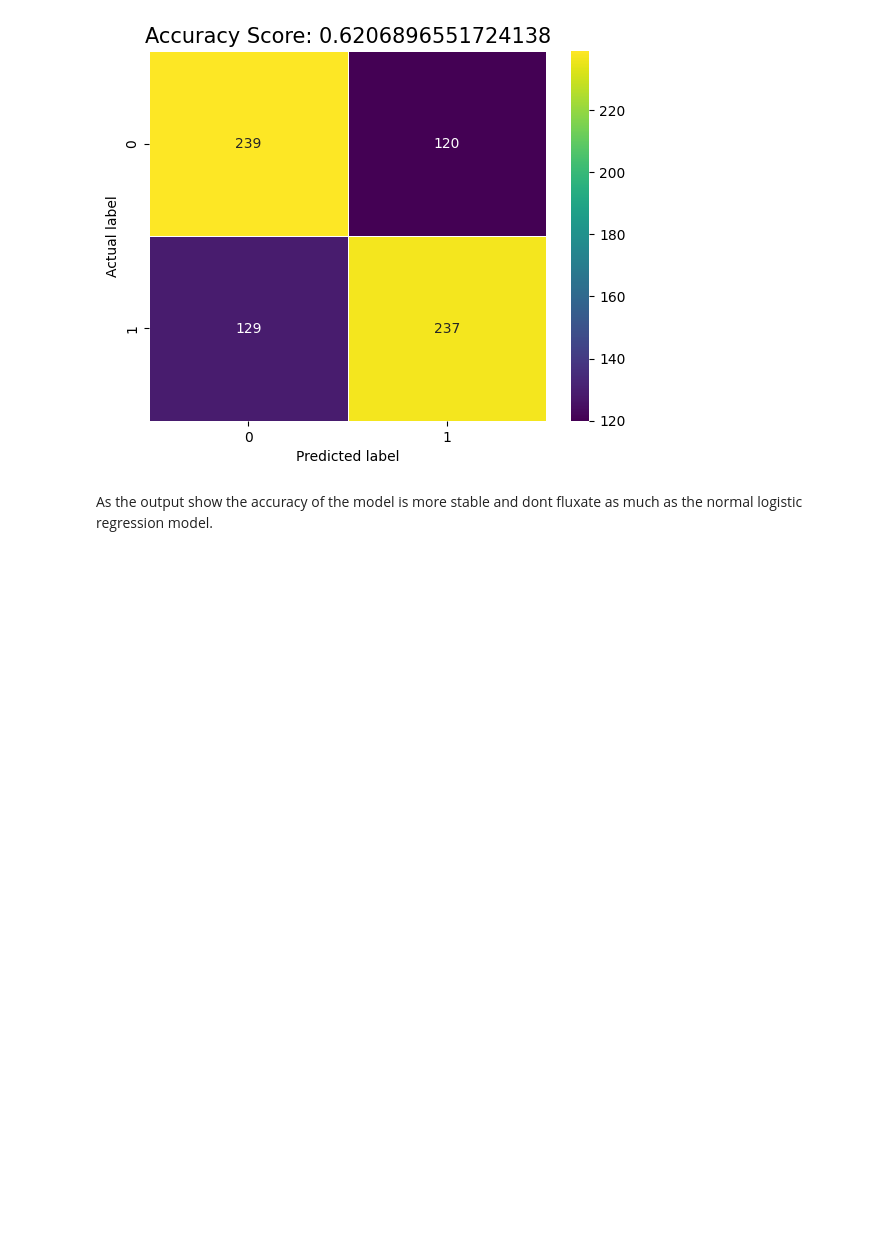
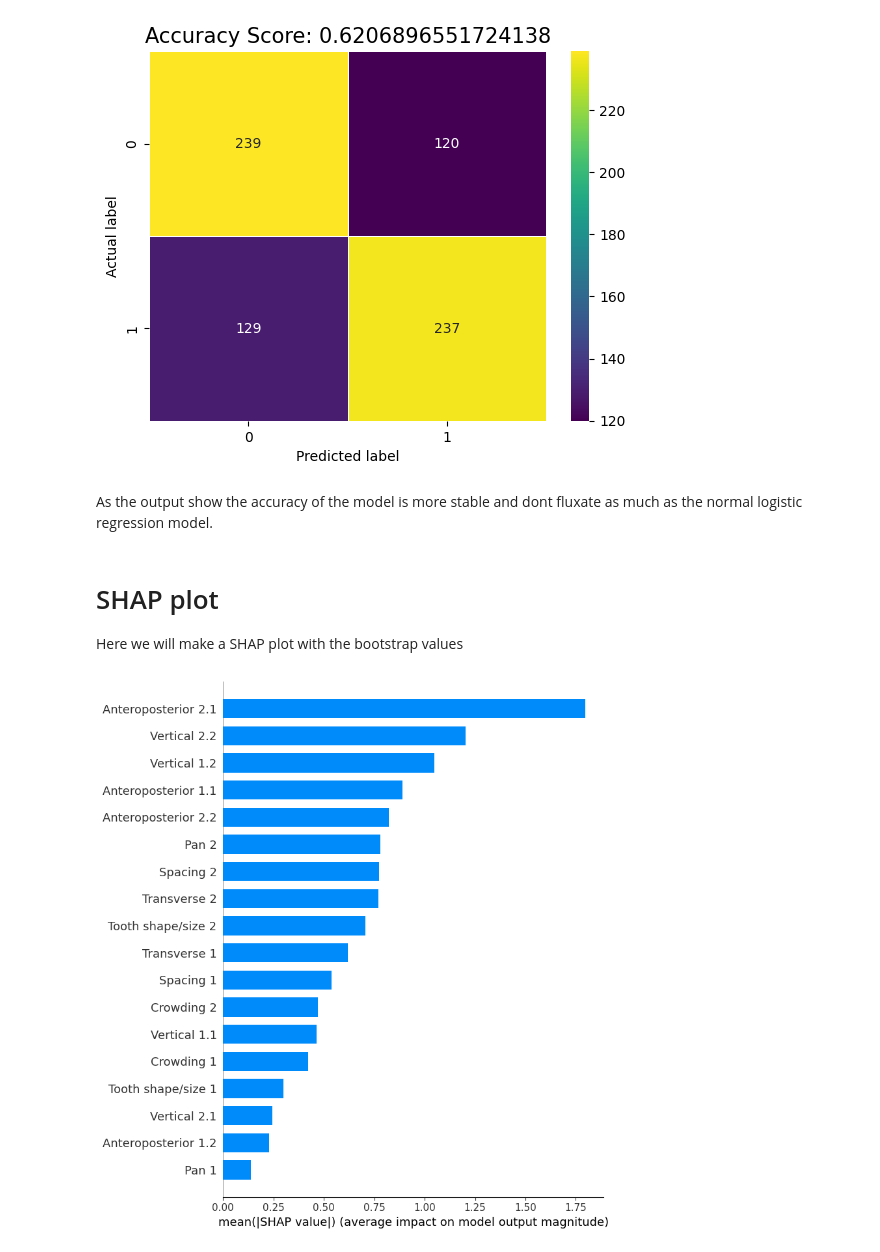
Before and after one commit to Christofferfuglkjaer/Dataproject, a Jupyter notebook: Logistisk-Regression.ipynb, the cells around one changed output. Drawn from its saved outputs; the diff is of its cells as text; code cells hidden in the pictures; blank space fills up the shorter version.

```diff
--- a/Logistisk-Regression.ipynb
+++ b/Logistisk-Regression.ipynb
@@ -133,6 +133,7 @@ The reason behind a interative logistic regression is to get at more stable resu
 acc = []
 prediction = []
 confusion_matrix = []
+shapvalues = []
 
 for i in range(25):
     X_train, X_test, y_train, y_test = train_test_split(df1, output_rows, test_size=0.25, shuffle=True)
@@ -145,7 +146,12 @@ for i in range(25):
 
     cm = metrics.confusion_matrix(y_test, pre)
 
+    explainer = shap.Explainer(clf, X_train )
+
+
+
     acc.append(clf.score(X_test, y_test))
+    shapvalues.append(explainer.shap_values(X_test))
     confusion_matrix.append(cm)
     prediction.append(pre)
 
@@ -167,3 +173,11 @@ Text(0.5, 1.0, 'Accuracy Score: 0.6206896551724138')
 [figure]
 # %% [markdown]
 As the output show the accuracy of the model is more stable and dont fluxate as much as the normal logistic regression model.
+# %% [markdown]
+# SHAP plot
+
+Here we will make a SHAP plot with the bootstrap values
+# %%
+shap.summary_plot(np.sum(shapvalues, axis = 0 ), X_test, plot_type="bar", feature_names=df.columns, class_names=[0,1])
+# %% [output]
+[figure, added]
```
Also changed, not shown: parts of 5 cells of this notebook.
